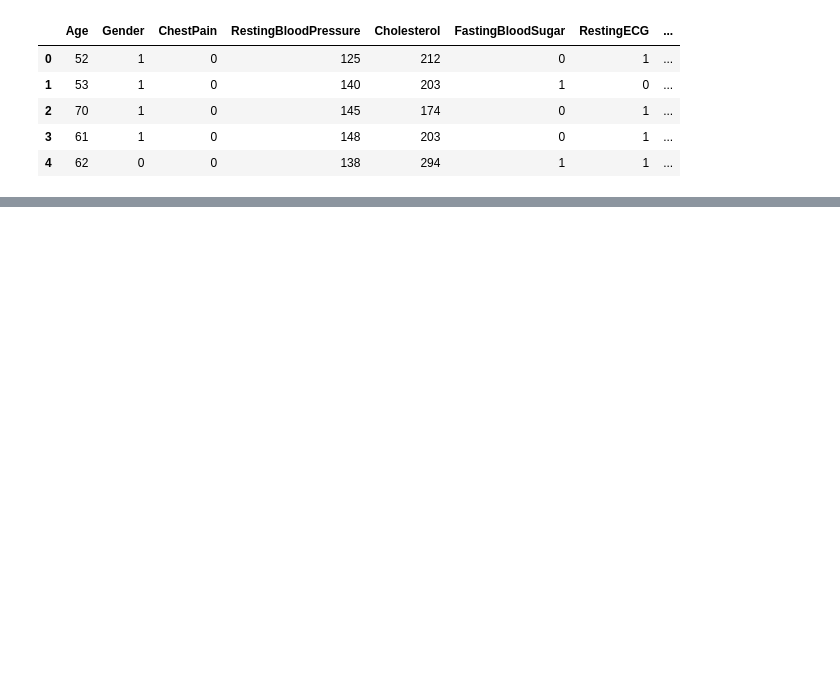
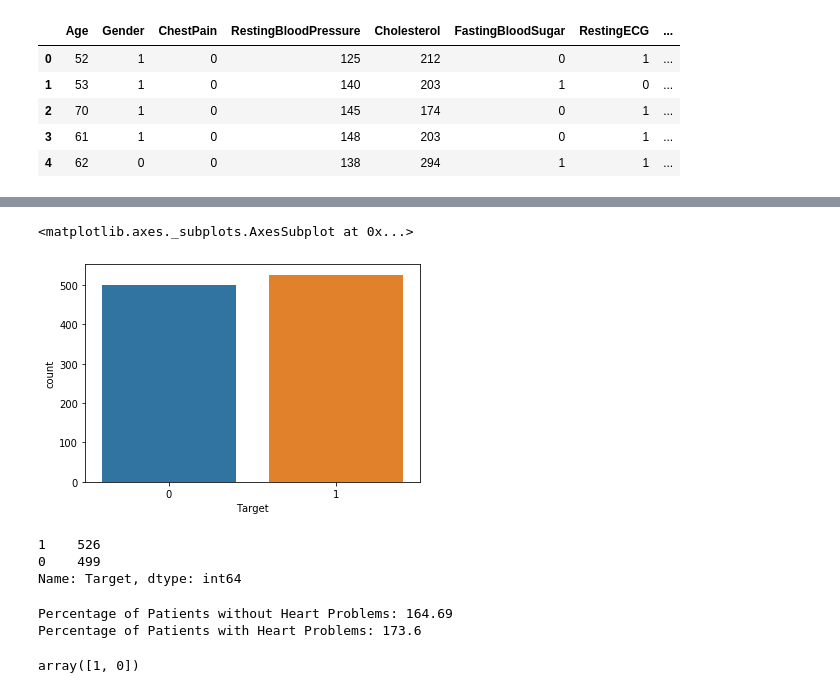
Before and after one commit to letisalbal/Final-Project, a Jupyter notebook: HeartDisease.ipynb, the cells around one changed output, grey strips where cells are left out. Drawn from its saved outputs; the diff is of its cells as text; code cells hidden in the pictures; blank space fills up the shorter version.

```diff
--- a/HeartDisease.ipynb
+++ b/HeartDisease.ipynb
@@ -91,4 +80,4 @@ heart_df2.head()
 # %%
 #Replace Values in Exercise Indused Angina Column
-heart_df2['ExerciseIndusedAngina'].replace([0,1], ['No', 'Yes'], inplace=True)
-heart_df2.head()
+#heart_df2['ExerciseIndusedAngina'].replace([0,1], ['No', 'Yes'], inplace=True)
+#heart_df2.head()
@@ -102,4 +84,4 @@ heart_df2.head()
 # %%
 #Replace Values in Slope Column
-heart_df2['Slope'].replace([0,1,2], ['unsloping', 'flat', 'downsloping'], inplace=True)
-heart_df2.head()
+#heart_df2['Slope'].replace([0,1,2], ['unsloping', 'flat', 'downsloping'], inplace=True)
+#heart_df2.head()
@@ -113,4 +88,4 @@ heart_df2.head()
 # %%
 #Replace Values in Thalassemia Column
-heart_df2['Thalassemia'].replace([1,2,3], ['Normal', 'Fixed_Defect', 'Reversable_Defect'], inplace=True)
-heart_df2.head()
+#heart_df2['Thalassemia'].replace([0,1,2,3], ['N/A','Normal', 'Fixed_Defect', 'Reversable_Defect'], inplace=True)
+#heart_df2.head()
@@ -124,4 +92,4 @@ heart_df2.head()
 # %%
 #Replace Values in Target Column
-heart_df2['Target'].replace([1,0], ['Heart Problem', 'No Heart Problem'], inplace=True)
-heart_df2.head()
+#heart_df2['Target'].replace([1,0], ['Heart Problem', 'No Heart Problem'], inplace=True)
+#heart_df2.head()
@@ -146,0 +179,28 @@ heart_df2.head()
+# %%
+# Exploring Data Analysis
+
+# Analyzing the target variable:
+
+y = heart_df2["Target"]
+sns.countplot(y)
+# %% [output]
+<matplotlib.axes._subplots.AxesSubplot at 0x...>
+[figure, added]
+# %%
+target_temp = heart_df2.Target.value_counts()
+print(target_temp)
+# %% [output]
+1    526
+0    499
+Name: Target, dtype: int64
+# %%
+print("Percentage of Patients without Heart Problems: "+str(round(target_temp[0]*100/303,2)))
+
+print("Percentage of Patients with Heart Problems: "+str(round(target_temp[1]*100/303,2)))
+# %% [output]
+Percentage of Patients without Heart Problems: 164.69
+Percentage of Patients with Heart Problems: 173.6
+# %%
+heart_df2["Gender"].unique()
+# %% [output]
+array([1, 0])
```
Also changed, not shown: parts of 44 cells of this notebook.
